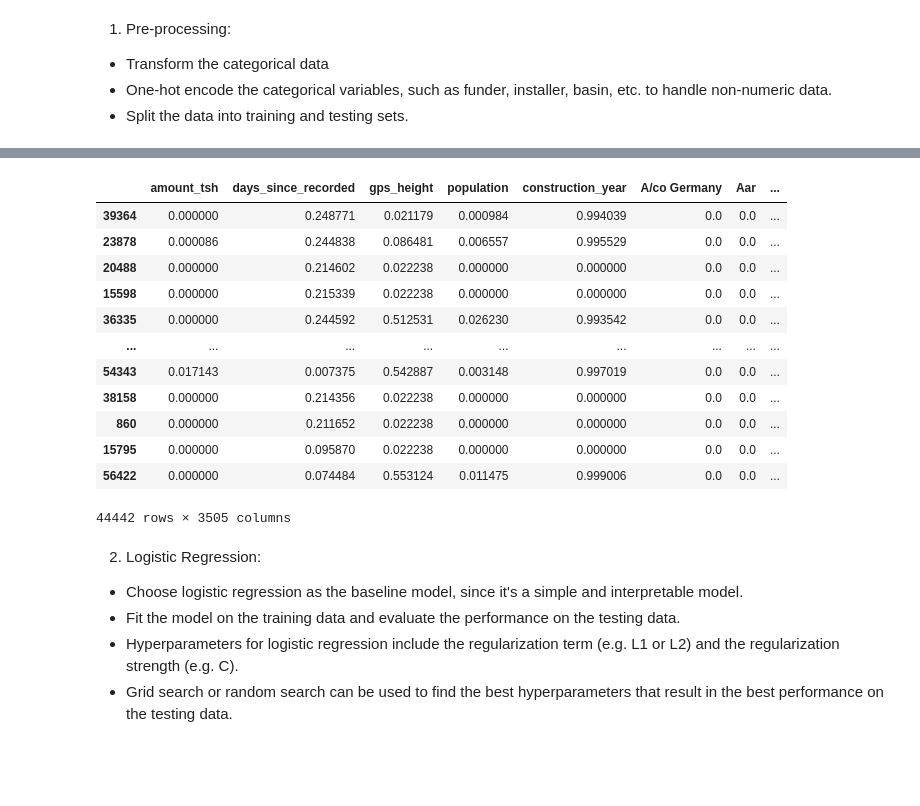
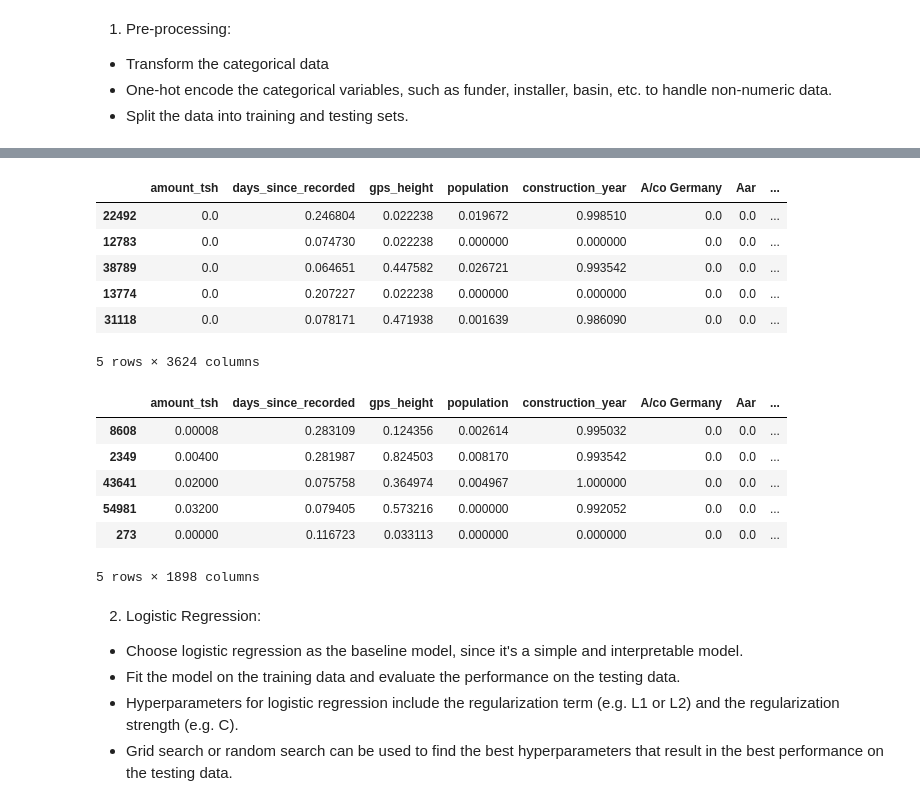
Before and after one commit to AmosMaru/Tanzania_water_pump_prediction, a Jupyter notebook: Modeling data.ipynb, the cells around one changed output, grey strips where cells are left out. Saved outputs shown, nothing was run; the diff lists cells and outputs as text; code cells hidden in the pictures; blank space fills up the shorter version.

```diff
--- a/Modeling data.ipynb
+++ b/Modeling data.ipynb
@@ -103,0 +218,6 @@ memory usage: 8.7+ MB
+# %%
+# Split data into features and target
+X = training_data.drop(["status_group"], axis=1)
+y = training_data["status_group"]
+
+X_train, X_test, y_train, y_test = train_test_split(X, y,test_size = .2 ,random_state=42)
@@ -151,6 +349,0 @@ training_data
-# %%
-# Split data into features and target
-X = training_data.drop(["status_group"], axis=1)
-y = training_data["status_group"]
-
-X_train, X_test, y_train, y_test = train_test_split(X, y ,random_state=42)
@@ -192,11 +349,0 @@ X_train_categorical
-# %%
-ohe = OneHotEncoder(handle_unknown="ignore", sparse=False)
-
-ohe.fit(X_train_categorical)
-
-X_train_ohe = pd.DataFrame(
-    ohe.transform(X_train_categorical),
-    index=X_train_categorical.index,
-    columns=np.hstack(ohe.categories_)
-)
-X_train_ohe.head()
@@ -237,13 +349,0 @@ X_train_numerical.shape
-# %%
-from sklearn.preprocessing import MinMaxScaler
-
-scaler = MinMaxScaler()
-
-scaler.fit(X_train_numerical)
-X_train_scaled = pd.DataFrame(
-    scaler.transform(X_train_numerical),
-    # index is important to ensure we can concatenate with other columns
-    index=X_train_numerical.index,
-    columns=X_train_numerical.columns
-)
-X_train_scaled
@@ -280,20 +360,25 @@ Please also refer to the documentation for alternative solver options:
 # %%
 X_train_full = pd.concat([X_train_scaled, X_train_ohe], axis=1)
-X_train_full
+X_train_full.head()
 # %% [output]
 |  | amount_tsh | days_since_recorded | gps_height | population | construction_year | A/co Germany | Aar | ... |
-| 39364 | 0.000000 | 0.248771 | 0.021179 | 0.000984 | 0.994039 | 0.0 | 0.0 | ... |
-| 23878 | 0.000086 | 0.244838 | 0.086481 | 0.006557 | 0.995529 | 0.0 | 0.0 | ... |
-| 20488 | 0.000000 | 0.214602 | 0.022238 | 0.000000 | 0.000000 | 0.0 | 0.0 | ... |
-| 15598 | 0.000000 | 0.215339 | 0.022238 | 0.000000 | 0.000000 | 0.0 | 0.0 | ... |
-| 36335 | 0.000000 | 0.244592 | 0.512531 | 0.026230 | 0.993542 | 0.0 | 0.0 | ... |
-| ... | ... | ... | ... | ... | ... | ... | ... | ... |
-| 54343 | 0.017143 | 0.007375 | 0.542887 | 0.003148 | 0.997019 | 0.0 | 0.0 | ... |
-| 38158 | 0.000000 | 0.214356 | 0.022238 | 0.000000 | 0.000000 | 0.0 | 0.0 | ... |
-| 860 | 0.000000 | 0.211652 | 0.022238 | 0.000000 | 0.000000 | 0.0 | 0.0 | ... |
-| 15795 | 0.000000 | 0.095870 | 0.022238 | 0.000000 | 0.000000 | 0.0 | 0.0 | ... |
-| 56422 | 0.000000 | 0.074484 | 0.553124 | 0.011475 | 0.999006 | 0.0 | 0.0 | ... |
+| 22492 | 0.0 | 0.246804 | 0.022238 | 0.019672 | 0.998510 | 0.0 | 0.0 | ... |
+| 12783 | 0.0 | 0.074730 | 0.022238 | 0.000000 | 0.000000 | 0.0 | 0.0 | ... |
+| 38789 | 0.0 | 0.064651 | 0.447582 | 0.026721 | 0.993542 | 0.0 | 0.0 | ... |
+| 13774 | 0.0 | 0.207227 | 0.022238 | 0.000000 | 0.000000 | 0.0 | 0.0 | ... |
+| 31118 | 0.0 | 0.078171 | 0.471938 | 0.001639 | 0.986090 | 0.0 | 0.0 | ... |
-44442 rows × 3505 columns
+5 rows × 3624 columns
+# %%
+X_test_full = pd.concat([X_test_scaled, X_test_ohe], axis=1)
+X_test_full.head()
+# %% [output]
+|  | amount_tsh | days_since_recorded | gps_height | population | construction_year | A/co Germany | Aar | ... |
+| 8608 | 0.00008 | 0.283109 | 0.124356 | 0.002614 | 0.995032 | 0.0 | 0.0 | ... |
+| 2349 | 0.00400 | 0.281987 | 0.824503 | 0.008170 | 0.993542 | 0.0 | 0.0 | ... |
+| 43641 | 0.02000 | 0.075758 | 0.364974 | 0.004967 | 1.000000 | 0.0 | 0.0 | ... |
+| 54981 | 0.03200 | 0.079405 | 0.573216 | 0.000000 | 0.992052 | 0.0 | 0.0 | ... |
+| 273 | 0.00000 | 0.116723 | 0.033113 | 0.000000 | 0.000000 | 0.0 | 0.0 | ... |
+5 rows × 1898 columns
 # %%
 y = X_train.select_dtypes(exclude=["int64", "float64"]).copy()
 # %% [markdown]
```
Also changed, not shown: parts of 57 cells of this notebook, 3 other files.
